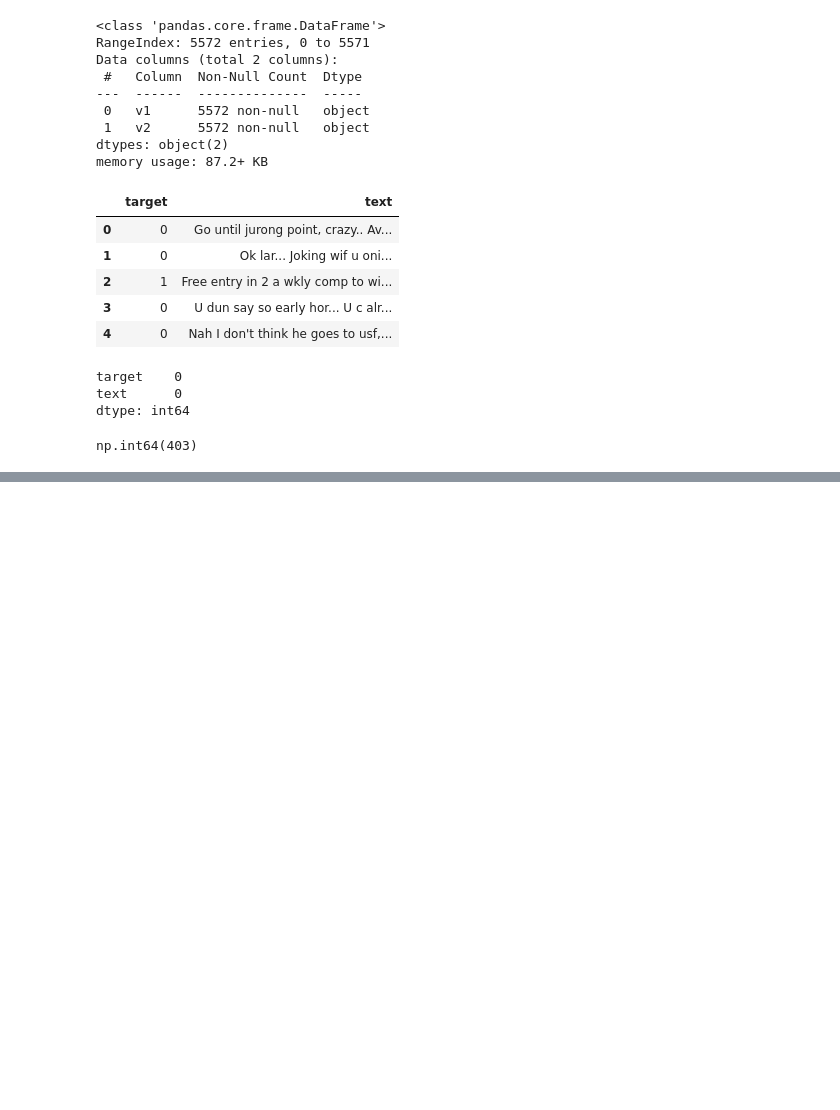
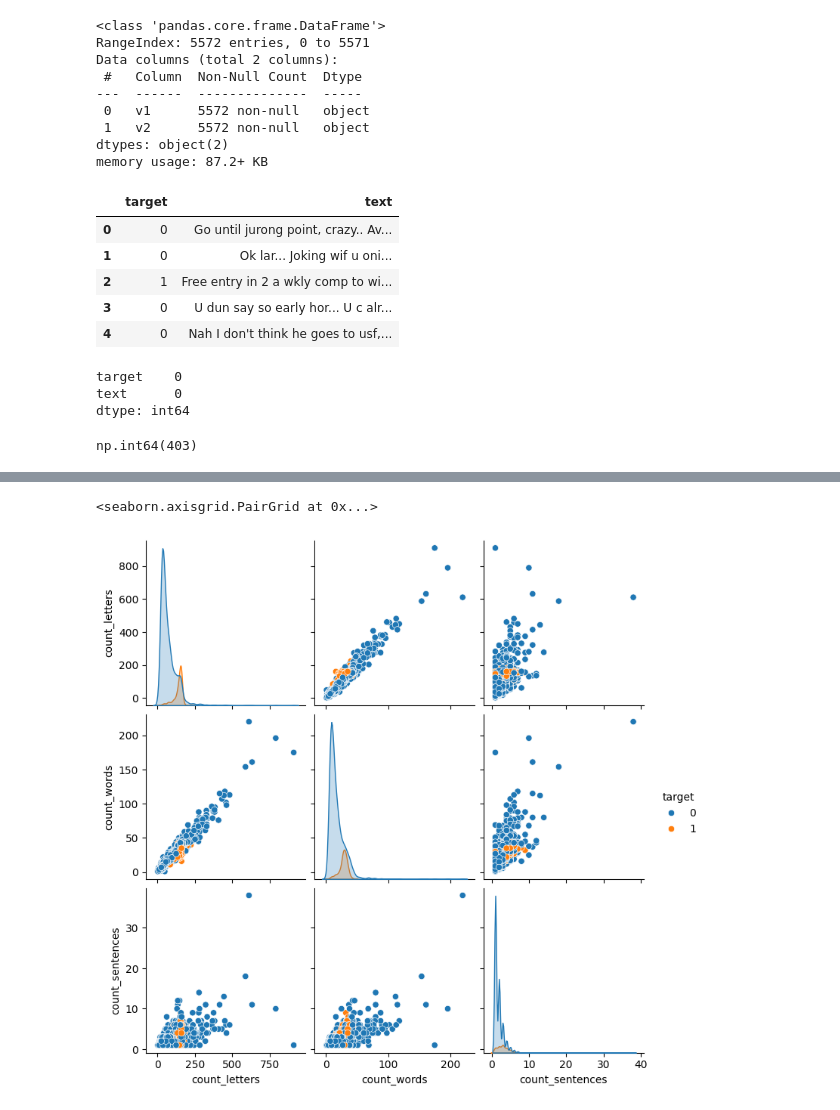
Before and after one commit to Kushal096/Spam_Classifier, a Jupyter notebook: main.ipynb, the cells around one changed output, grey strips where cells are left out. Cells and saved outputs as stored; diff of their text form; code cells hidden in the pictures; blank space fills up the shorter version.

```diff
--- a/main.ipynb
+++ b/main.ipynb
@@ -76,0 +132,5 @@ data = data.drop_duplicates(keep='first')
+# %%
+sns.pairplot(data,hue = 'target')
+# %% [output]
+<seaborn.axisgrid.PairGrid at 0x...>
+[figure, added]
```
Also changed, not shown: parts of 13 cells of this notebook.
